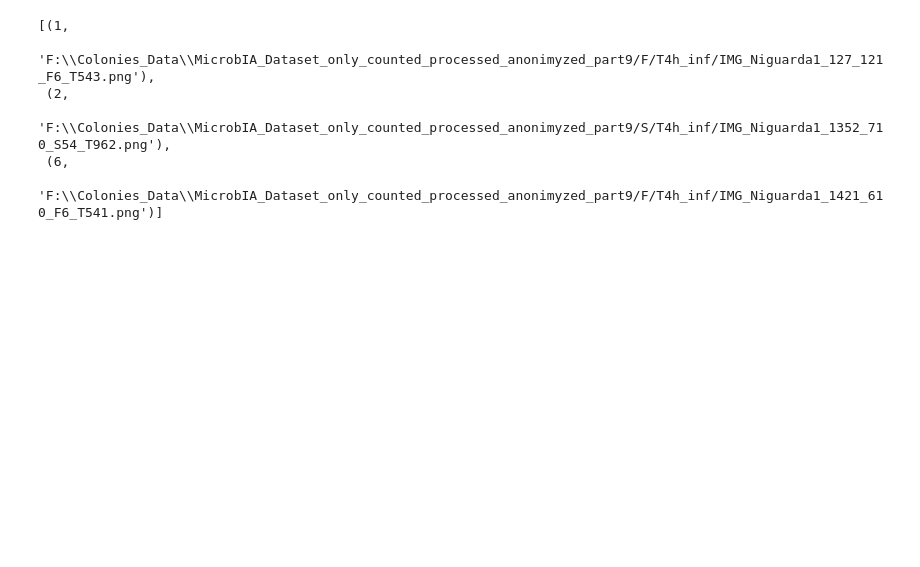
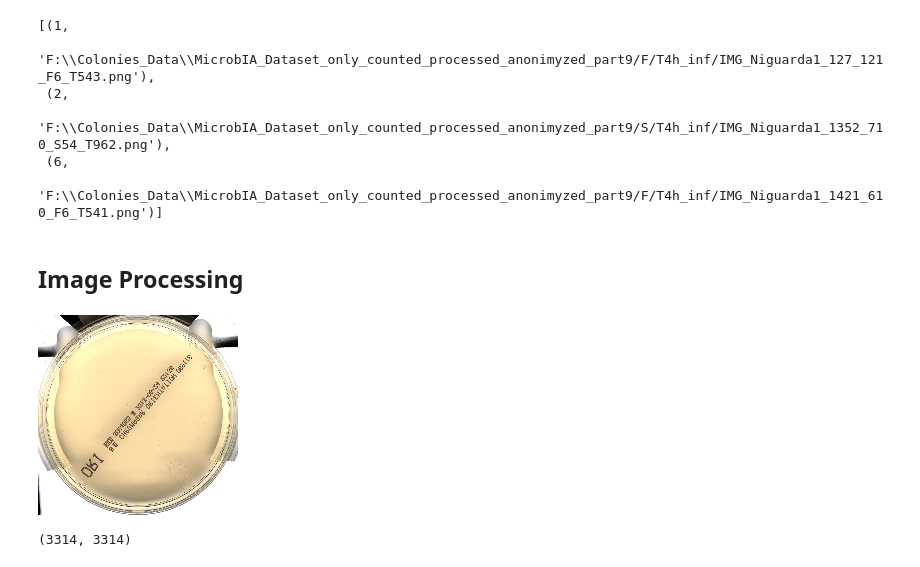
Before and after one commit to aschams/Marsican, a Jupyter notebook: EDA_Cleaning.ipynb, the cells around one changed output. Saved outputs shown, nothing was run; the diff lists cells and outputs as text; code cells hidden in the pictures; blank space fills up the shorter version.

Commit message:
Preliminary Image exploration

```diff
--- a/EDA_Cleaning.ipynb
+++ b/EDA_Cleaning.ipynb
@@ -159,3 +162,5 @@ all_img_paths[0:3]
   'F:\\Colonies_Data\\MicrobIA_Dataset_only_counted_processed_anonimyzed_part9/S/T4h_inf/IMG_Niguarda1_1352_710_S54_T962.png'),
  (6,
   'F:\\Colonies_Data\\MicrobIA_Dataset_only_counted_processed_anonimyzed_part9/F/T4h_inf/IMG_Niguarda1_1421_610_F6_T541.png')]
+# %% [markdown]
+## Image Processing
@@ -161,0 +169,11 @@ all_img_paths[0:3]
+# %%
+ex_img_path = Lt100_colonies_images[0]
+ex_img = imageio.imread(ex_img)
+# %%
+Image.fromarray(ex_img).resize((200, 200))
+# %% [output]
+[figure, added]
+# %%
+np.array(Image.open(ex_img_path).convert('L')).shape
+# %% [output]
+(3314, 3314)
```
Also changed, not shown: parts of 6 cells of this notebook.
